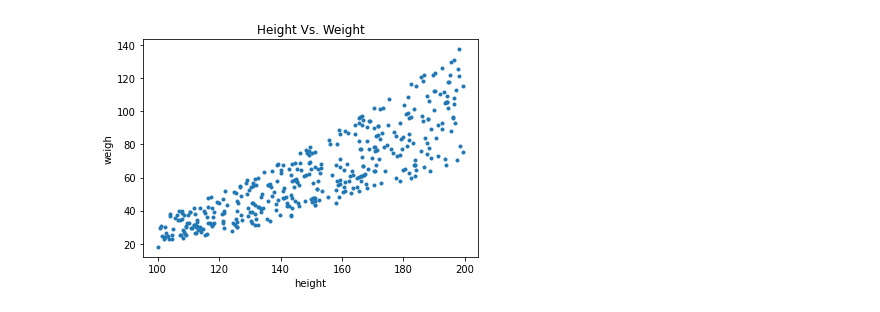
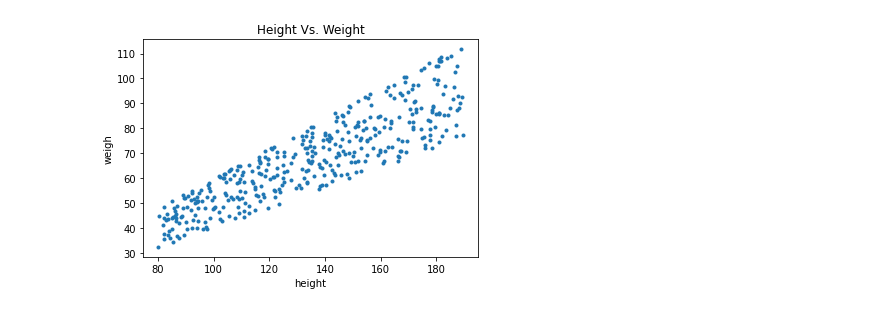
Before and after one commit to FatemeZamanian/Adaline, a Jupyter notebook: WH-Adaline.ipynb, the cells around one changed output. Saved outputs shown, nothing was run; the diff lists cells and outputs as text; code cells hidden in the pictures.

```diff
--- a/WH-Adaline.ipynb
+++ b/WH-Adaline.ipynb
@@ -18,20 +15,30 @@ Text(0.5, 1.0, 'Height Vs. Weight')
 # %%
-import random
-N=400
-std=0.5
-temp=[]
-x=np.random.rand(N)*100+100
-for i in range(400):
-    temp.append(random.randint(18,35))
-y=np.divide(x,100)*np.divide(x,100)*temp
-plt.ion()
-plt.plot(x,y,'.',label='training data')
-plt.xlabel('height');plt.ylabel('weigh')
-plt.title('Height Vs. Weight')
-x=x.reshape(400,1)
-y=y.reshape(400,1)
+# import random
+# N=400
+# std=0.5
+# temp=[]
+# x=np.random.rand(N)*100+100
+# for i in range(400):
+#     temp.append(random.randint(18,25))
+# y=np.divide(x,100)*temp
+# plt.ion()
+# plt.plot(x,y,'.',label='training data')
+# plt.xlabel('height');plt.ylabel('weigh')
+# plt.title('Height Vs. Weight')
+# x=x.reshape(400,1)
+# y=y.reshape(400,1)
-# %% [output]
-[figure, removed]
+# %%
+x= np.random.uniform(80, 190, 400)
+a = np.random.uniform(0.4, 0.6, 400)
+y = x * a
+plt.ion()
+plt.plot(x,y,'.',label='training data')
+plt.xlabel('height');plt.ylabel('weigh')
+plt.title('Height Vs. Weight')
+x=x.reshape(400,1)
+y=y.reshape(400,1)
+# %% [output]
+[figure, added]
 # %%
 for i in range(5):
     m=np.matmul(np.linalg.inv(np.matmul(x.T,x)),np.matmul(x.T,y))+i
```
Also changed, not shown: parts of 5 cells of this notebook, 2 other files.
